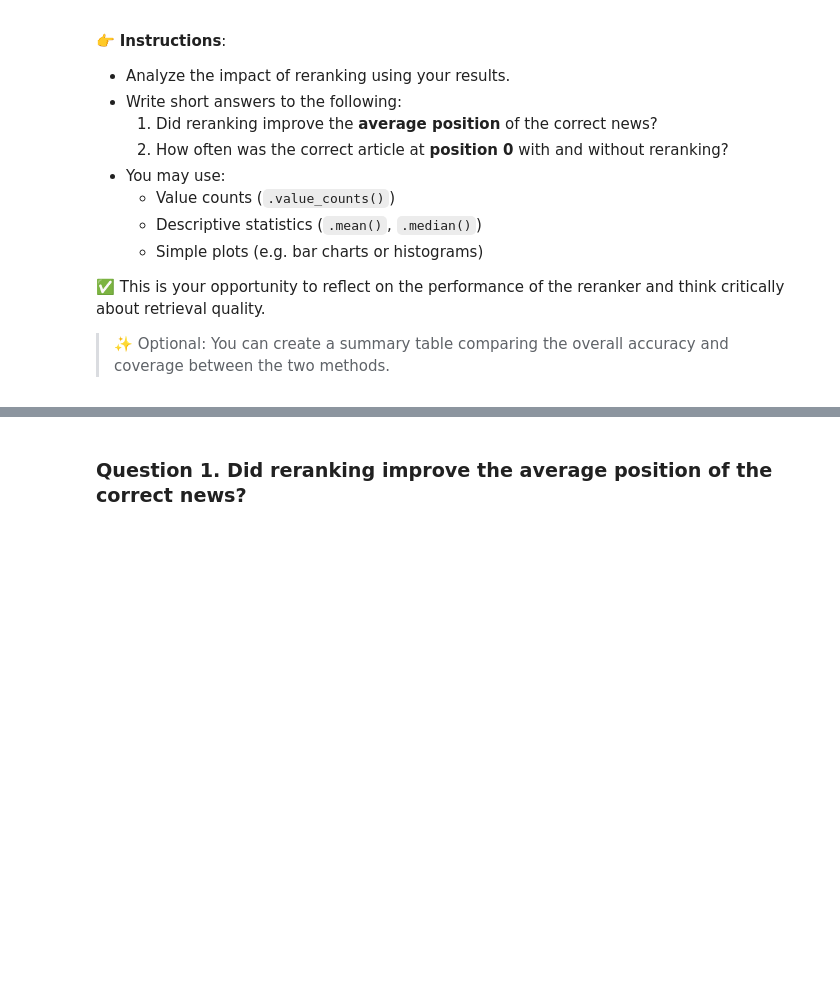
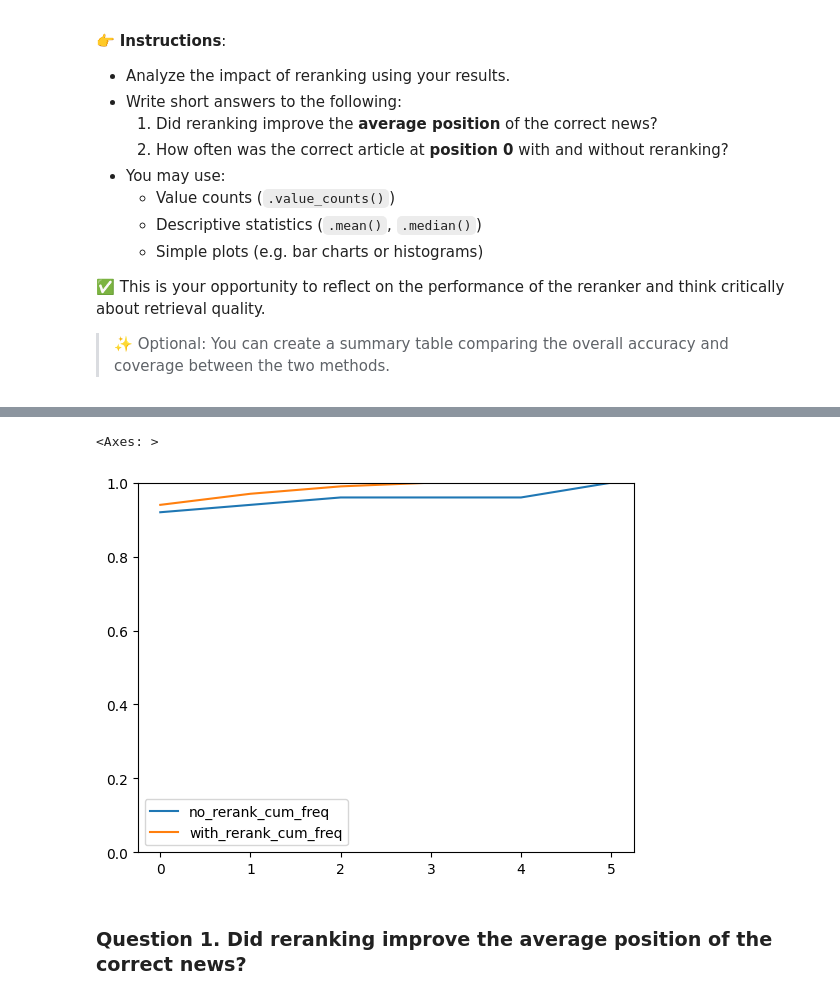
Before and after one commit to ludanortmun/itesm-mna-fintech, a Jupyter notebook: notebooks/rag_reranking_ortegaA01795197.ipynb, the cells around one changed output, grey strips where cells are left out. Drawn from its saved outputs; the diff is of its cells as text; code cells hidden in the pictures; blank space fills up the shorter version.

```diff
--- a/notebooks/rag_reranking_ortegaA01795197.ipynb
+++ b/notebooks/rag_reranking_ortegaA01795197.ipynb
@@ -316,3 +526,8 @@ Name: count, dtype: int64
+# %%
+df_rank_frequencies[['no_rerank_cum_freq', 'with_rerank_cum_freq']].plot(kind='line', ylim=(0,1))
+# %% [output]
+<Axes: >
+[figure, added]
 # %% [markdown]
 ### **Question 1.** Did reranking improve the **average position** of the correct news?
 # %% [markdown]
```
Also changed, not shown: parts of 23 cells of this notebook.
